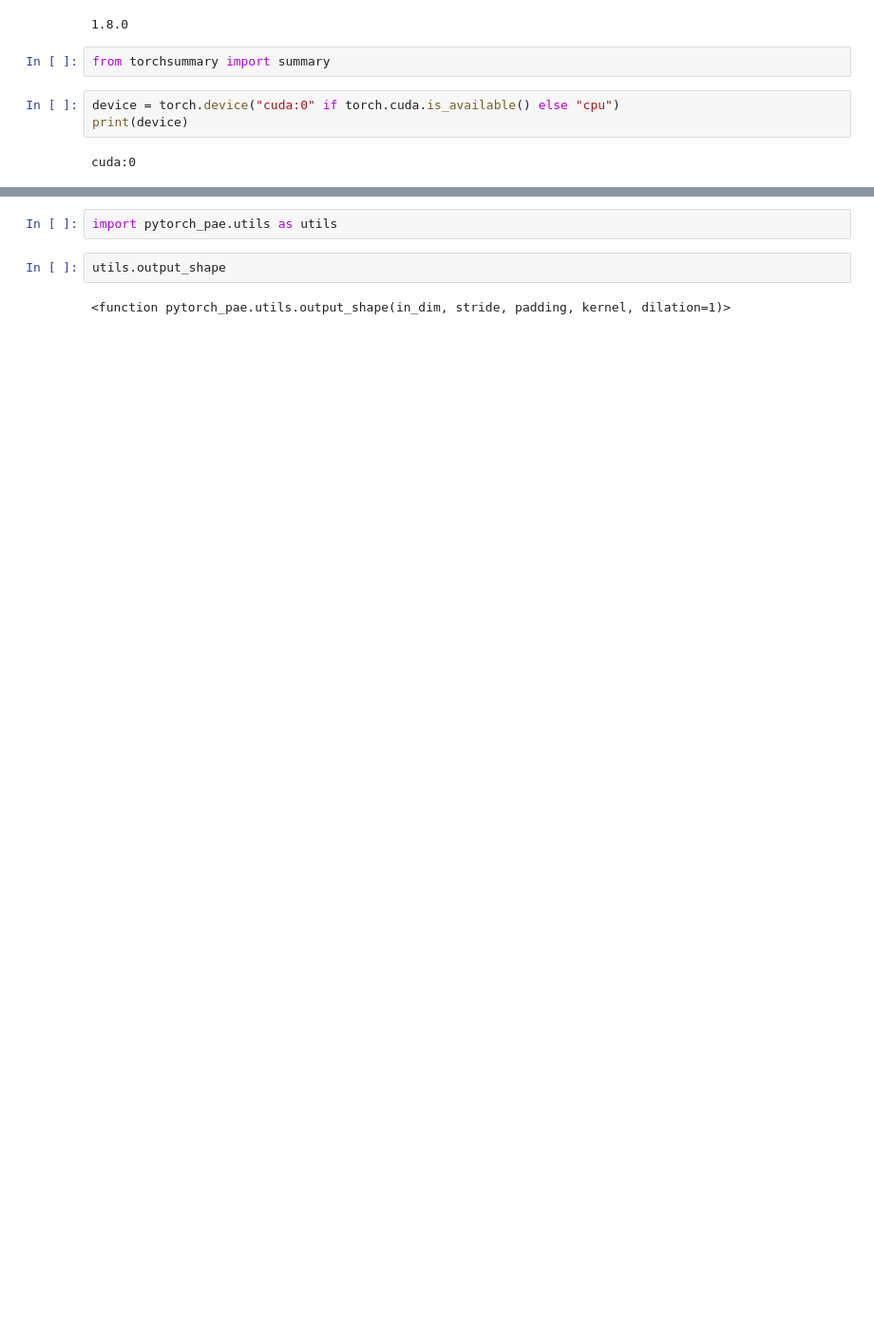
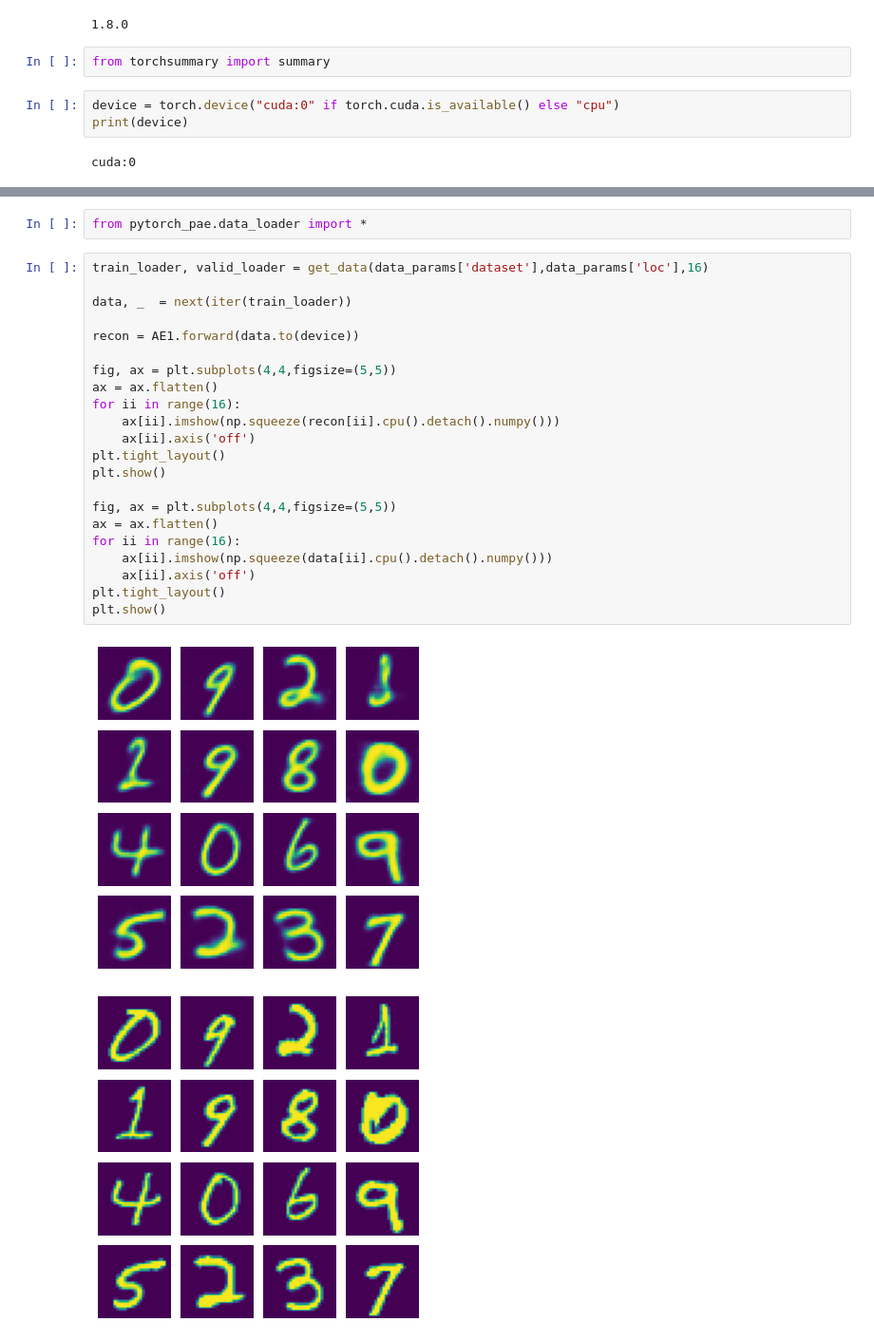
Before and after one commit to VMBoehm/PytorchPAE, a Jupyter notebook: notebooks/Tutorial.ipynb, the cells around one changed output, grey strips where cells are left out. Shown: that part at 95% size. Cells and saved outputs as stored; diff of their text form; blank space fills up the shorter version.

```diff
--- a/notebooks/Tutorial.ipynb
+++ b/notebooks/Tutorial.ipynb
@@ -148,6 +164,27 @@ epoch: 9, training loss: 1.6109e-02, validation loss: 1.4930e-02, learning rate:
 # %%
-import pytorch_pae.utils as utils
+from pytorch_pae.data_loader import *
 # %%
-utils.output_shape
+train_loader, valid_loader = get_data(data_params['dataset'],data_params['loc'],16)
+
+data, _  = next(iter(train_loader))
+
+recon = AE1.forward(data.to(device))
+
+fig, ax = plt.subplots(4,4,figsize=(5,5))
+ax = ax.flatten()
+for ii in range(16):
+    ax[ii].imshow(np.squeeze(recon[ii].cpu().detach().numpy()))
+    ax[ii].axis('off')
+plt.tight_layout()
+plt.show()
+
+fig, ax = plt.subplots(4,4,figsize=(5,5))
+ax = ax.flatten()
+for ii in range(16):
+    ax[ii].imshow(np.squeeze(data[ii].cpu().detach().numpy()))
+    ax[ii].axis('off')
+plt.tight_layout()
+plt.show()
 # %% [output]
-<function pytorch_pae.utils.output_shape(in_dim, stride, padding, kernel, dilation=1)>
+[figure, added]
+[figure, added]
```
Also changed, not shown: parts of 31 cells of this notebook, 5 other files.
